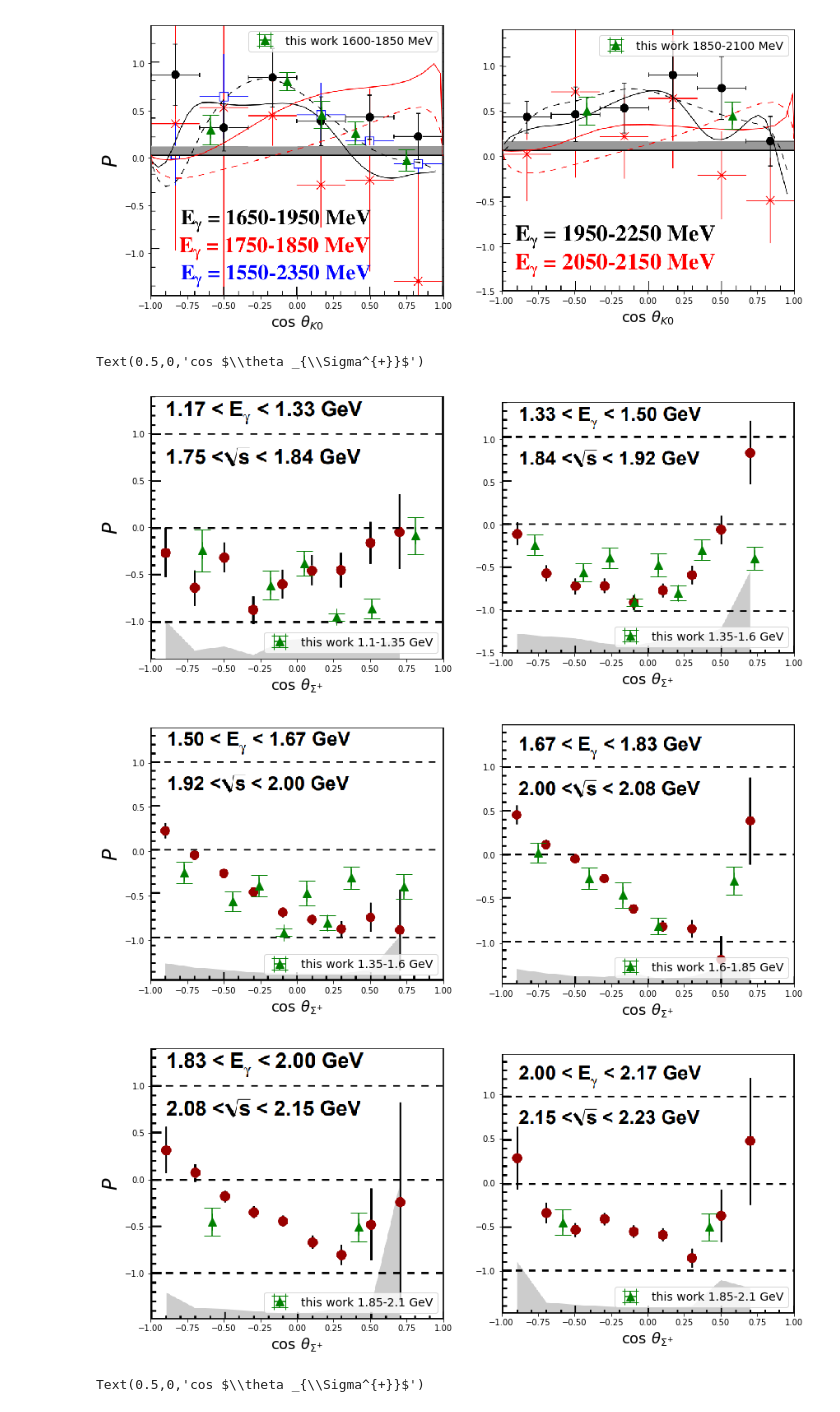
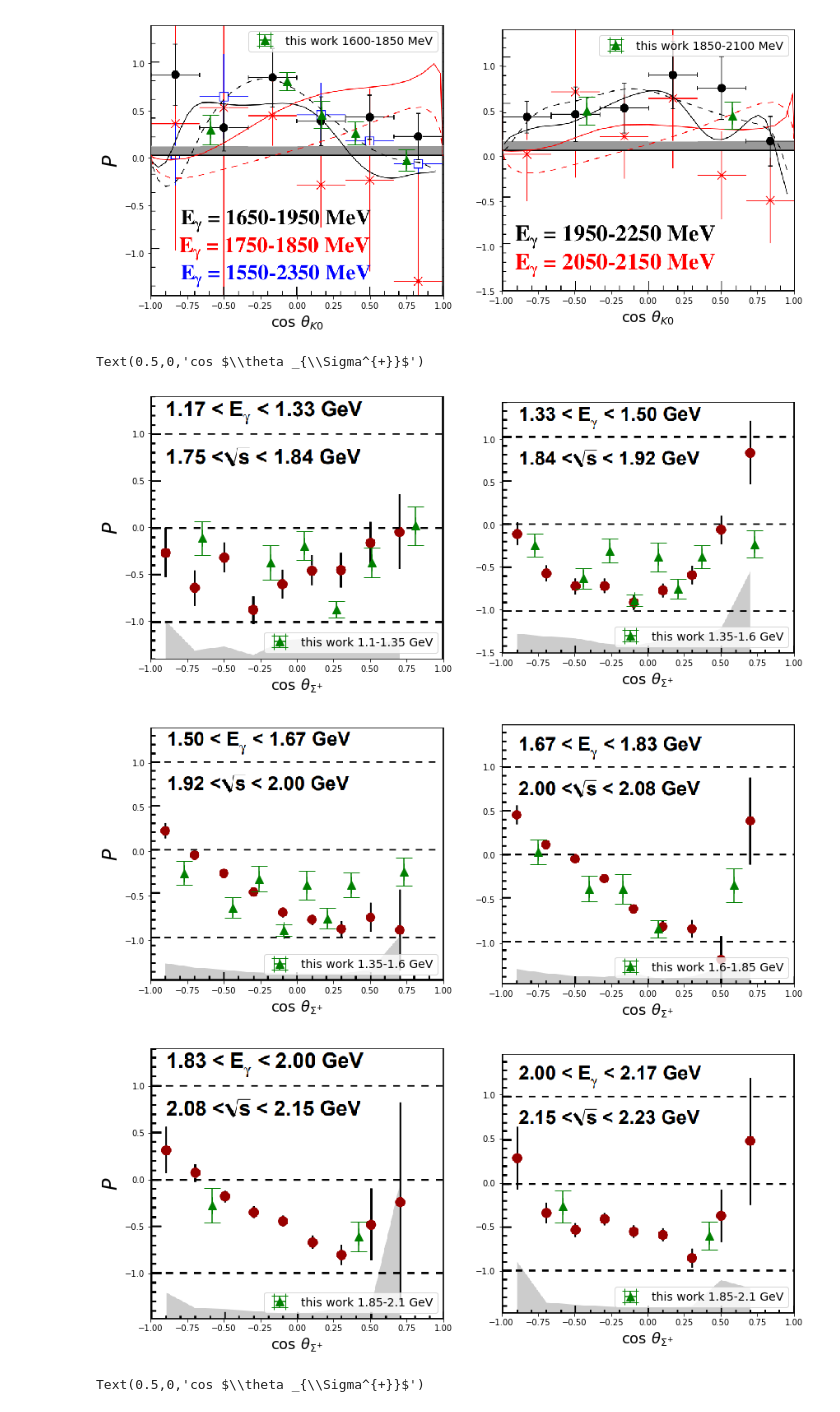
Before and after one commit to louiseclark/g8K0Sig, a Jupyter notebook: jupyter/g8K0SigCompareP.ipynb, the cells around one changed output. Saved outputs shown, nothing was run; the diff lists cells and outputs as text; code cells hidden in the pictures.

Commit message:
Graph updates, more systematics

```diff
--- a/jupyter/g8K0SigCompareP.ipynb
+++ b/jupyter/g8K0SigCompareP.ipynb
@@ -262,6 +262,17 @@ plt.axis([xmin, xmax, ymin, ymax]);
 
 
 # my bins - y values negated (don't agree on sign)
+
+lcy=[[-0.19594138281002255,-0.11593463075075904,0.018146811167748831,-0.87407935758621524,-0.37817178132879453,-0.37335770944061913],
+[-0.37892218648852344,-0.63655123401145908,-0.38478652712120515,-0.31122546340512469,-0.89181201415995659,-0.23165505226538141,-0.24604640524346741,-0.75765197364958414],
+[-0.38637911229399863,-0.34637262034406413,-0.8408884926897322,0.032355680875128079,-0.38733687208018813],
+[-0.27047138183067854,-0.60284280105178667]]
+
+lcy_err=[[0.15515140859506699,0.18240573408215099,0.20566718931490754,0.088003122917480817,0.18342368943498638,0.15949163105426975],
+[0.13799952279052982,0.12014637065726498,0.16696259669508376,0.14006309031313002,0.068111038893756318,0.16012133105294499,0.13829958508636739,0.112567060794972],
+[0.14270538805102495,0.19189852129573615,0.093639085578220885,0.14116594477413594,0.17043856141022357],
+[0.18448096980781559,0.15703389521946046]]
+
 # x values negated - Sigma angle
 lcx_err=[[0.0,0.0,0.0,0.0,0.0,0.0], # 1.1-1.35
 [0.0,0.,0.0,0.0,0.0,0.0,0.0,0.0], # 1.35-1.6
@@ -273,15 +284,15 @@ lcx=[[0.05,-0.65,0.81,0.27,-0.18,0.51], # 1.1-1.35
 [-0.40,0.59,0.07,-0.75,-0.17], # 1.6-1.85
 [-0.58,0.42]] # 1.85-2.1
 
-lcy=[[-0.38347291063091316,-0.24367051539376361,-0.087652029550279884,-0.95568275656238055,-0.61913993521528343,-0.86359000737757041],
-[-0.30120991454869073,-0.56587235624422383,-0.47706090486157199,-0.39283781727666556,-0.9168690718312017,-0.40061136561554067,-0.24197375510706456,-0.80614859103451619],
-[-0.26390838333908018,-0.29683407259781747,-0.80700867898551987,0.022464280089718142,-0.45773087280986863],
-[-0.44871083821972657,-0.50082715074260442]]
+#lcy=[[-0.38347291063091316,-0.24367051539376361,-0.087652029550279884,-0.95568275656238055,-0.61913993521528343,-0.86359000737757041],
+#[-0.30120991454869073,-0.56587235624422383,-0.47706090486157199,-0.39283781727666556,-0.9168690718312017,-0.40061136561554067,-0.24197375510706456,-0.80614859103451619],
+#[-0.26390838333908018,-0.29683407259781747,-0.80700867898551987,0.022464280089718142,-0.45773087280986863],
+#[-0.44871083821972657,-0.50082715074260442]]
 
-lcy_err=[[0.13087657037480338,0.22395748598189766,0.19851647532824207,0.039376926970268594,0.15409959963064906,0.10535991262530779],
-[0.12115402625258813,0.10819816684677118,0.1395022719411991,0.12104721072802722,0.043968421679499187,0.13812084972644217,0.12062066272971106,0.085332363261885272],
-[0.1215895544432125,0.1587970556879845,0.094395914086786742,0.11234865929332738,0.14465594217587591],
-[0.14802534718959554,0.15244360052339229]]
+#lcy_err=[[0.13087657037480338,0.22395748598189766,0.19851647532824207,0.039376926970268594,0.15409959963064906,0.10535991262530779],
+#[0.12115402625258813,0.10819816684677118,0.1395022719411991,0.12104721072802722,0.043968421679499187,0.13812084972644217,0.12062066272971106,0.085332363261885272],
+#[0.1215895544432125,0.1587970556879845,0.094395914086786742,0.11234865929332738,0.14465594217587591],
+#[0.14802534718959554,0.15244360052339229]]
 
 axes[0].errorbar(lcx[0],lcy[0],xerr=lcx_err[0],yerr=lcy_err[0],color='green',fmt='^', capsize=10, markersize=10,label='this work 1.1-1.35 GeV')
 axes[1].errorbar(lcx[1],lcy[1],xerr=lcx_err[1],yerr=lcy_err[1],color='green',fmt='^', capsize=10, markersize=10,label='this work 1.35-1.6 GeV')
@@ -325,36 +336,36 @@ axes[1].set_xlabel(r'cos $\theta _{\Sigma^{+}}$', fontsize=18)
 fig, axes = plt.subplots(1, 2, figsize=(14,10))
 
 im = mpimg.imread('Nepali183.PNG')
 
 # Make sure the figure axis ratio is preserved by adapting the
 # aspect ratio to the axis range
 xmin, xmax, ymin, ymax = (-1.0, 1.0, -1.48, 1.4)
 aspect = im.shape[0] / im.shape[1] * (xmax - xmin)/(ymax - ymin)
 axes[0].imshow(im, zorder=0, extent=[xmin, xmax, ymin, ymax], aspect=aspect)
 
 im = mpimg.imread('Nepali200.PNG')
 
 # Make sure the figure axis ratio is preserved by adapting the
 # aspect ratio to the axis range
 xmin, xmax, ymin, ymax = (-1.0, 1.0, -1.48, 1.46)
 aspect = im.shape[0] / im.shape[1] * (xmax - xmin)/(ymax - ymin)
 axes[1].imshow(im, zorder=0, extent=[xmin, xmax, ymin, ymax], aspect=aspect)
 
 plt.axis([xmin, xmax, ymin, ymax]);
 
 axes[0].errorbar(lcx[3],lcy[3],xerr=lcx_err[3],yerr=lcy_err[3],color='green',fmt='^', capsize=10, markersize=10,label='this work 1.85-2.1 GeV')
 axes[1].errorbar(lcx[3],lcy[3],xerr=lcx_err[3],yerr=lcy_err[3],color='green',fmt='^', capsize=10, markersize=10,label='this work 1.85-2.1 GeV')
 axes[0].legend(fontsize=14, loc="lower right")
 axes[1].legend(fontsize=14, loc="lower right")
 
 axes[0].set_xlabel(r'cos $\theta _{\Sigma^{+}}$', fontsize=18)
 axes[0].set_ylabel(r'$P$', fontsize=24)
 axes[1].set_xlabel(r'cos $\theta _{\Sigma^{+}}$', fontsize=18)
 # %% [output]
 Text(0.5,0,'cos $\\theta _{\\Sigma^{+}}$')
-[figure, old version]
+[figure, new version]
-[figure, old version]
+[figure, new version]
-[figure, old version]
+[figure, new version]
 # %%
 import matplotlib.image as mpimg
 
```
Also changed, not shown: parts of 2 cells of this notebook, 54 other files.
